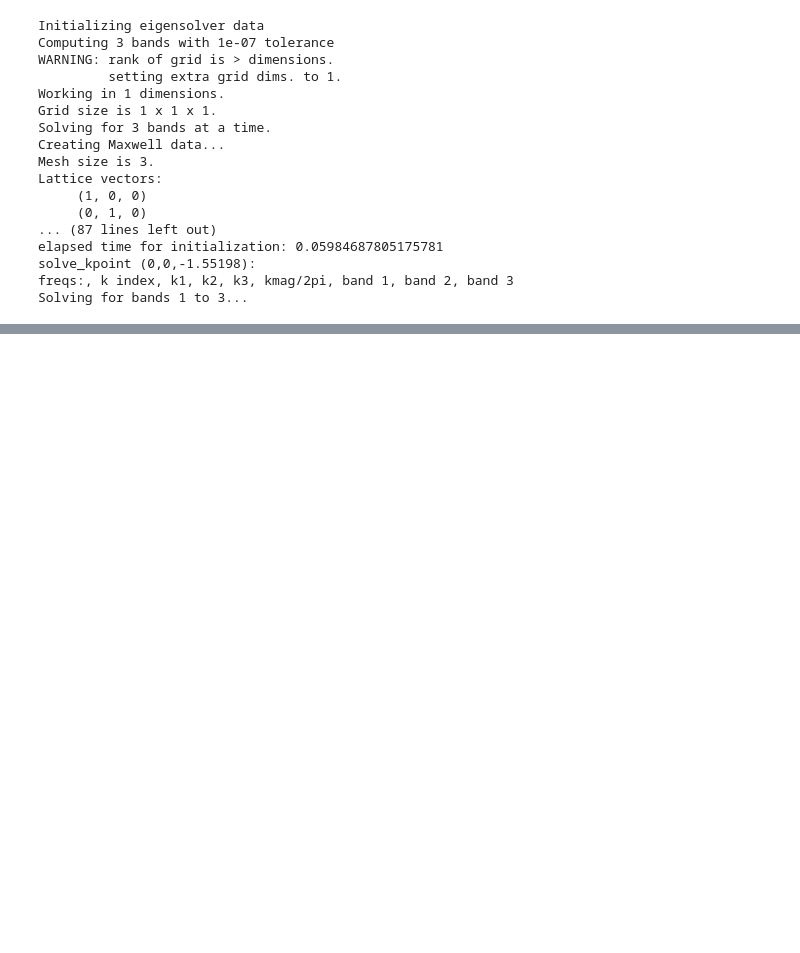
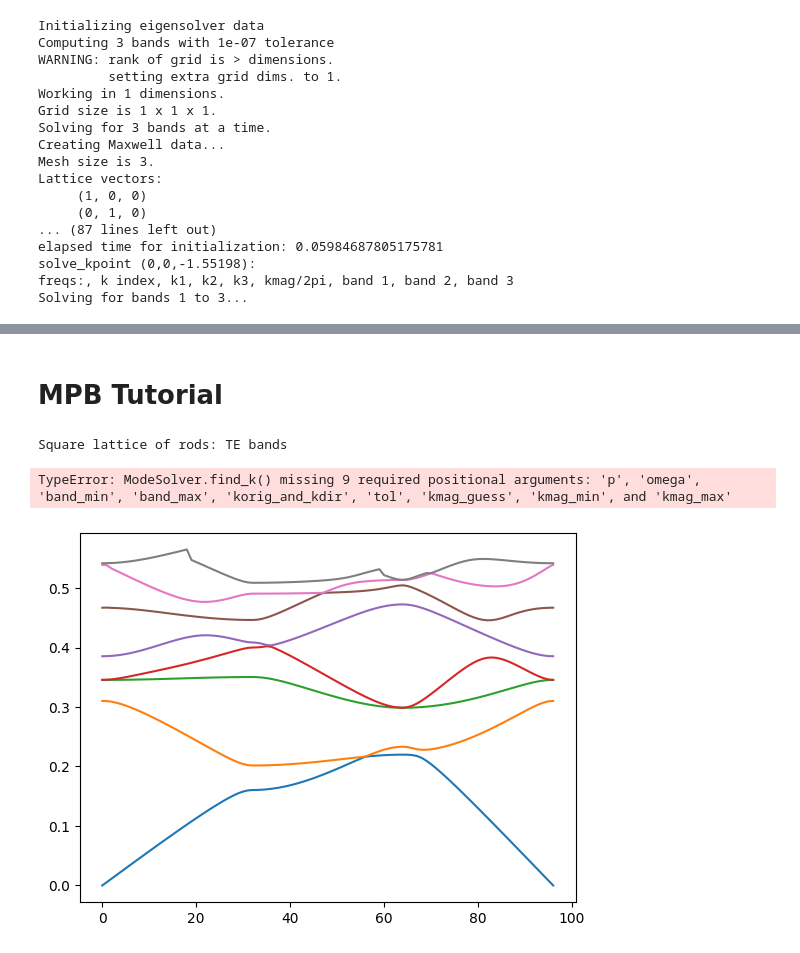
Before and after one commit to MechanicalPenguin225/quandelight, a Jupyter notebook: notebooks/discovering_meep.ipynb, the cells around one changed output, grey strips where cells are left out. Drawn from its saved outputs; the diff is of its cells as text; code cells hidden in the pictures; blank space fills up the shorter version.

```diff
--- a/notebooks/discovering_meep.ipynb
+++ b/notebooks/discovering_meep.ipynb
@@ -543,0 +540,31 @@ Solving for bands 1 to 3...
+# %% [markdown]
+# MPB Tutorial
+# %%
+num_bands = 8
+k_points = [mp.Vector3(),          # Gamma
+            mp.Vector3(0.5),       # X
+            mp.Vector3(0.5, 0.5),  # M
+            mp.Vector3()]          # Gamma
+
+k_points = mp.interpolate(31, k_points)
+geometry = [mp.Cylinder(0.5, material=mp.Medium(epsilon=12))]
+geometry_lattice = mp.Lattice(size=mp.Vector3(1, 1))
+resolution = 32
+ms = ModeSolver(num_bands=num_bands,
+                k_points=k_points,
+                geometry=geometry,
+                geometry_lattice=geometry_lattice,
+                resolution=resolution)
+print("Square lattice of rods: TE bands")
+run = ms.find_k(mp.NO_PARITY, 0.35, )
+# %% [output]
+Square lattice of rods: TE bands
+TypeError: ModeSolver.find_k() missing 9 required positional arguments: 'p', 'omega', 'band_min', 'band_max', 'korig_and_kdir', 'tol', 'kmag_guess', 'kmag_min', and 'kmag_max'
+# %%
+fig, ax = plt.subplots()
+
+s = ms.all_freqs.T
+for i in s :
+    ax.plot(i)
+# %% [output]
+[figure, added]
```
Also changed, not shown: parts of 2 cells of this notebook, 1 other file.
